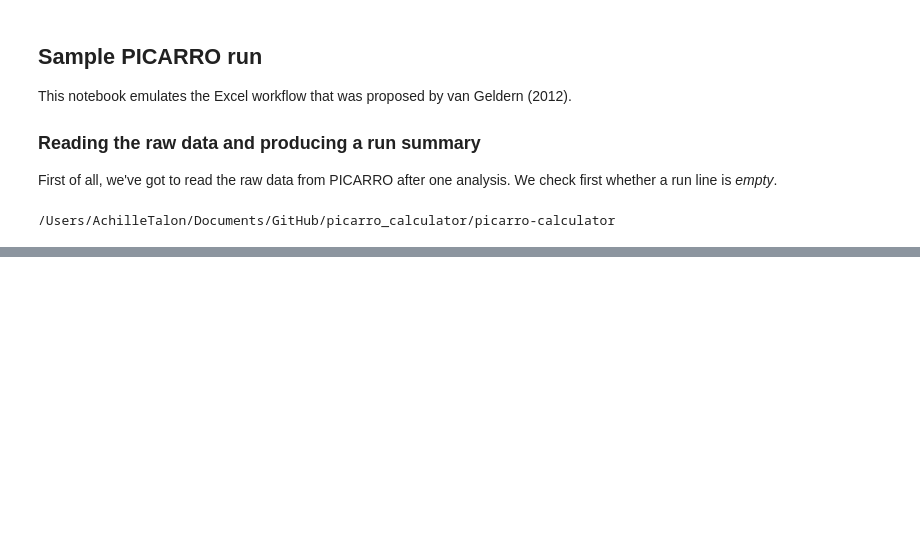
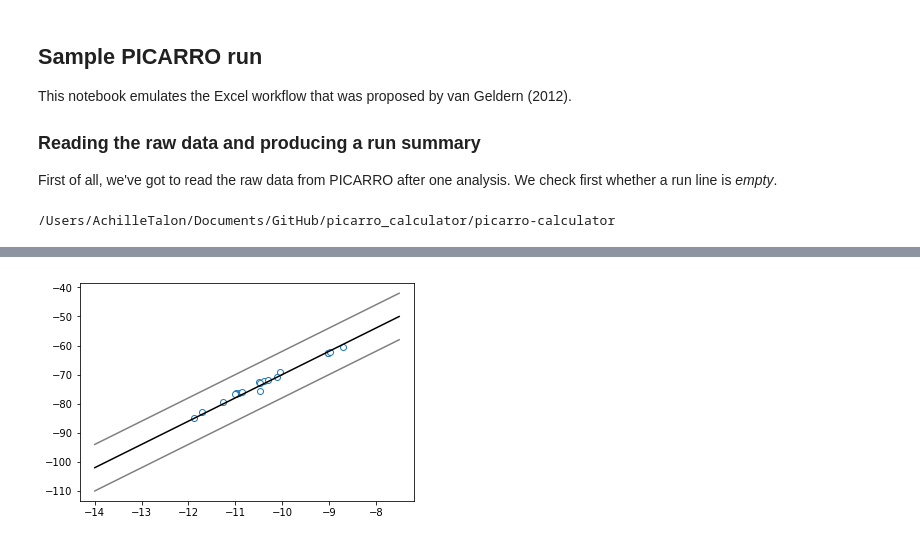
Before and after one commit to tr1813/picarro-calculator, a Jupyter notebook: ipynb/Sample_Run.ipynb, the cells around one changed output, grey strips where cells are left out. Saved outputs shown, nothing was run; the diff lists cells and outputs as text; code cells hidden in the pictures; blank space fills up the shorter version.

Commit message:
added the main super method
which treats all the data so far

```diff
--- a/ipynb/Sample_Run.ipynb
+++ b/ipynb/Sample_Run.ipynb
@@ -20,5 +16,5 @@ from random import random
 # %%
-run2,d2H,SD_coeffs_H = pica.initialTreatment("example_data/HKDS2009_IsoWater_20191010_094459.csv",iso = "O")
+O18,D = pica.Treat("example_data/HKDS2009_IsoWater_20191010_094459.csv")
 # %% [output]
 No empty cells. Proceeding...
 Warning: H20 value outside bounds on line 1...
@@ -93,0 +86,20 @@ run2
+# %%
+import matplotlib.pyplot as plt
+import numpy as np
+
+fig,ax = plt.subplots()
+def func(x):
+    return 8*x+10
+
+xi = np.arange(-14,-7,0.5)
+yi = func(xi)
+
+ax1 = ax.plot(O18.iloc[0:19]["d18O vsmow"],D.iloc[0:19]["d2H vsmow"],'o',markerfacecolor="white")
+
+ax.plot(xi,yi,color = 'black')
+ax.plot(xi,yi+8,color = 'grey')
+ax.plot(xi,yi-8,color = 'grey')
+
+plt.show()
+# %% [output]
+[figure, added]
```
Also changed, not shown: parts of 9 cells of this notebook, 1 other file.
